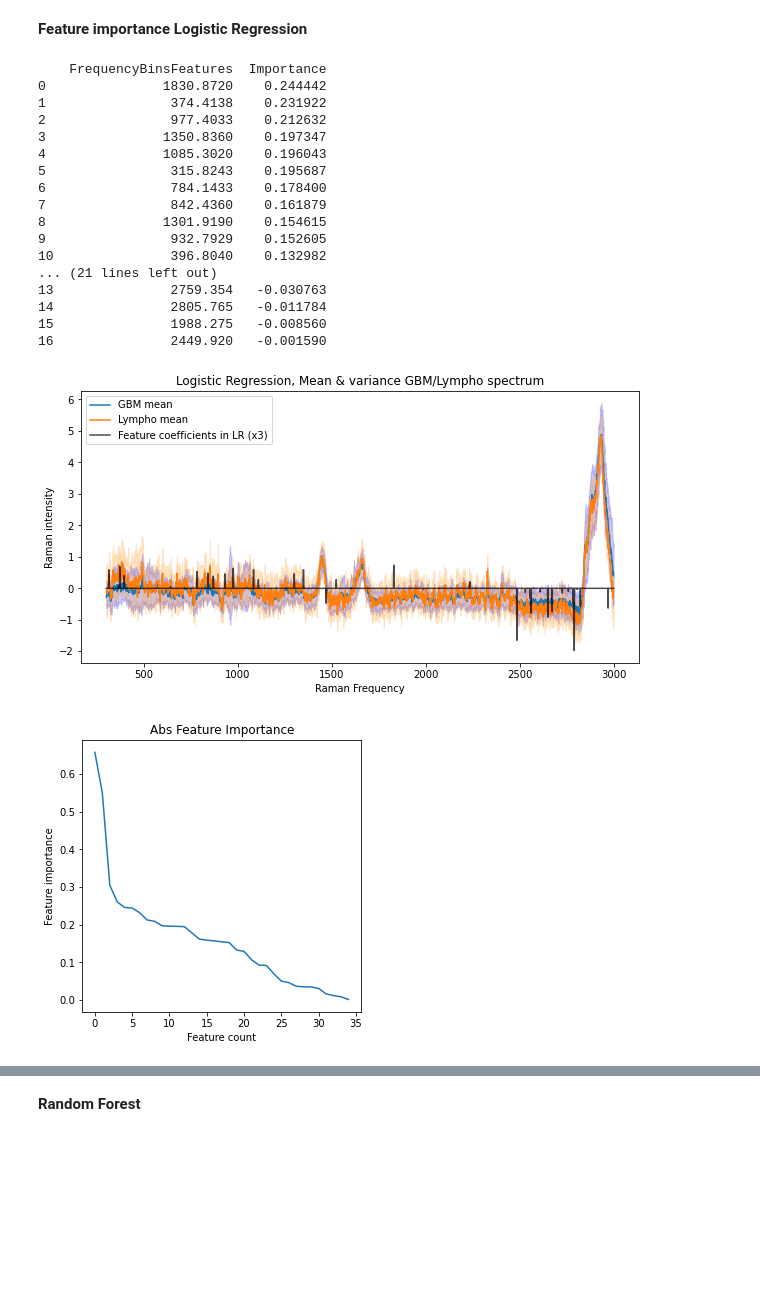
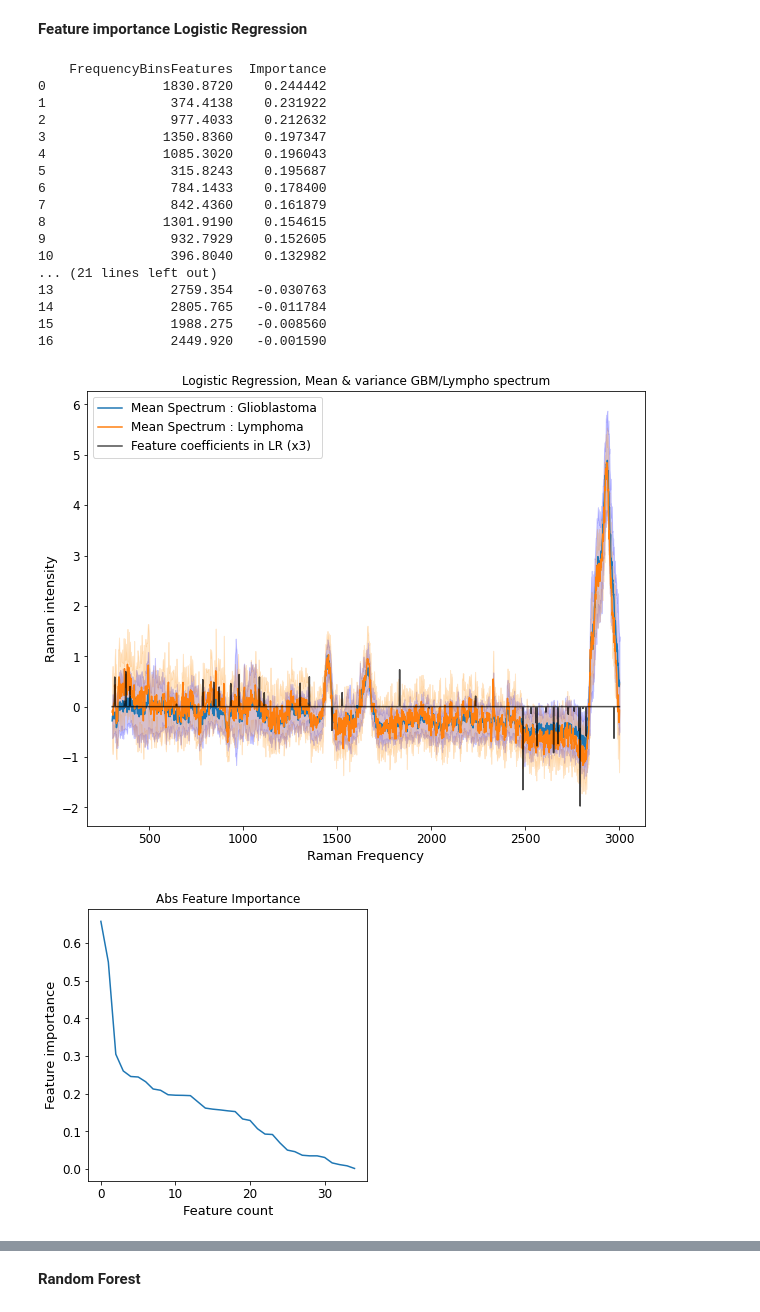
Before and after one commit to Lmombaerts/raman_gbm_lymphoma, a Jupyter notebook: SOLAIS_classification.ipynb, the cells around one changed output, grey strips where cells are left out. Saved outputs shown, nothing was run; the diff lists cells and outputs as text; code cells hidden in the pictures; blank space fills up the shorter version.

Commit message:
Update figures

```diff
--- a/SOLAIS_classification.ipynb
+++ b/SOLAIS_classification.ipynb
@@ -126,6 +126,10 @@ print(uniqueLymphoPatient)
 x_axis_ticks = ramanshift
 
 plt.figure(figsize=[18,15])
+plt.rc('font', size=10)
+plt.rc('axes', titlesize=10)
+plt.rc('axes', labelsize=10)
+
 temp = 1
 for patientID in uniqueGBMPatient:
     spectrumToConsider = GBM_spectrum[GBM_patientsID['PatientID'] == patientID].reset_index(drop=True)
@@ -133,7 +137,7 @@ for patientID in uniqueGBMPatient:
     std_spec = spectrumToConsider.std(axis=0)
     plt.subplot(4,4,temp)
     plt.title('GBM Spectrum')
-    plt.xlabel('Raman Frequency cm^-1')
+    plt.xlabel('Raman Frequency $cm{^-1}$')
     plt.ylabel('Raman intensity')
     plt.plot(x_axis_ticks, mean_spec, label='Mean PatientID ' + str(patientID))
     plt.fill_between(x_axis_ticks, mean_spec - std_spec, mean_spec + std_spec, color='blue', alpha=.2, label='std PatientID ' + str(patientID))
@@ -147,7 +151,7 @@ for patientID in uniqueLymphoPatient:
     std_spec = spectrumToConsider.std(axis=0)
     plt.subplot(4,4,temp)
     plt.title('Lymphoma Spectrum')
-    plt.xlabel('Raman Frequency')
+    plt.xlabel('Raman Frequency $cm{^-1}$')
     plt.ylabel('Raman intensity')
     plt.plot(x_axis_ticks, mean_spec, color='red',label='Mean PatientID ' + str(patientID))
     plt.fill_between(x_axis_ticks, mean_spec - std_spec, mean_spec + std_spec, color='darkorange', alpha=.2, label='std PatientID ' + str(patientID))
@@ -155,7 +159,7 @@ for patientID in uniqueLymphoPatient:
     #plt.savefig('Lymphoma_Patient_' + str(patientID) + '.pdf')
     temp = temp + 1
 plt.tight_layout()
-plt.savefig('All patients.png')
+plt.savefig('Supp_Figure_1.pdf',dpi=800)
 plt.show()
 # %% [output]
 [7343902  171612 9684312 7675102  957252 2993612 4896412 6412272 6962092
@@ -182,15 +186,19 @@ std_lympho = all_spectrum_standardized[classes['Class'] == 'Lymphoma'].std(axis=
 x_axis_ticks = ramanshift
 
 # New standardized
+plt.rc('font', size=14)
+plt.rc('axes', titlesize=14)
+plt.rc('axes', labelsize=14)
+
 plt.figure()
-plt.title('Mean & variance GBM / Lymphoma spectrum (Standardized)')
-plt.xlabel('Raman Frequency')
+plt.title('Mean & variance Glioblastoma / Lymphoma spectrum (standardized)')
+plt.xlabel('Raman Frequency $cm^{-1}$')
 plt.ylabel('Raman intensity')
 plt.plot(x_axis_ticks, mean_GBM)
 plt.plot(x_axis_ticks, mean_lympho)
 plt.fill_between(x_axis_ticks, mean_GBM - std_GBM, mean_GBM + std_GBM, color='blue', alpha=.2)
 plt.fill_between(x_axis_ticks, mean_lympho - std_lympho, mean_lympho + std_lympho, color='darkorange', alpha=.2)
-plt.legend(['GBM mean','Lympho mean'],loc='upper left')
-#plt.savefig('GBM_Lymphoma_mean_std.pdf')
+plt.legend(['Mean Spectrum : Glioblastoma','Mean Spectrum : Lymphoma'],loc='upper left')
+plt.savefig('Figure_2_lymphomaPaper.pdf', dpi=800)
 plt.show()
 # %% [output]
@@ -924,6 +982,10 @@ def evaluateCeffect_LR(X,y,rskf,c_values):
 **Logistic Regression**
 # %%
 # Train each model and assess performances
+plt.rc('font', size=12)
+plt.rc('axes', titlesize=12)
+plt.rc('axes', labelsize=13)
+
 # Define opposite axis scaler
 scaler = StandardScaler()
 all_spectrum_standardized_bis = all_spectrum_standardized.copy()
@@ -1042,7 +1104,7 @@ feature_importance = feature_importance.sort_values(by = ['Importance'], ascendi
 print(feature_importance.head(17).reset_index(drop=True))
 
 
-plt.figure(figsize=[10,5])
+plt.figure(figsize=[10,8])
 plt.title('Logistic Regression, Mean & variance GBM/Lympho spectrum')
 plt.xlabel('Raman Frequency')
 plt.ylabel('Raman intensity')
@@ -1051,40 +1113,41 @@ plt.plot(x_axis_ticks, mean_lympho)
 plt.fill_between(x_axis_ticks, mean_GBM - std_GBM, mean_GBM + std_GBM, color='blue', alpha=.2)
 plt.fill_between(x_axis_ticks, mean_lympho - std_lympho, mean_lympho + std_lympho, color='darkorange', alpha=.2)
 plt.plot(x_axis_ticks, log_reg_c.coef_[0]*3, color='black',alpha=0.7)
-plt.legend(['GBM mean','Lympho mean','Feature coefficients in LR (x3)'],loc='upper left')
+plt.legend(['Mean Spectrum : Glioblastoma','Mean Spectrum : Lymphoma','Feature coefficients in LR (x3)'],loc='upper left')
+plt.savefig('Features_importance.pdf', dpi=800)
 plt.show()
 
 feature_importance = pd.DataFrame(ramanshift, columns=['FrequencyBinsFeatures'])
 feature_importance['Importance'] = np.abs(log_reg_c.coef_[0])
 feature_importance = feature_importance.sort_values(by = ['Importance'], ascending=False)
 plt.figure(figsize=[5,5])
 plt.plot(feature_importance['Importance'].values[0:35])
 plt.title('Abs Feature Importance')
 plt.xlabel('Feature count')
 plt.ylabel('Feature importance')
 plt.show()
 
 print(feature_importance.head(35))
 # %% [output]
     FrequencyBinsFeatures  Importance
 0               1830.8720    0.244442
 1                374.4138    0.231922
 2                977.4033    0.212632
 3               1350.8360    0.197347
 4               1085.3020    0.196043
 5                315.8243    0.195687
 6                784.1433    0.178400
 7                842.4360    0.161879
 8               1301.9190    0.154615
 9                932.7929    0.152605
 10               396.8040    0.132982
 ... (21 lines left out)
 13               2759.354   -0.030763
 14               2805.765   -0.011784
 15               1988.275   -0.008560
 16               2449.920   -0.001590
-[figure, old version]
+[figure, new version]
-[figure, old version]
+[figure, new version]
       FrequencyBinsFeatures  Importance
 1438              2790.7980    0.657780
 1207              2486.2240    0.549635
```
Also changed, not shown: parts of 12 cells of this notebook, 14 other files.
